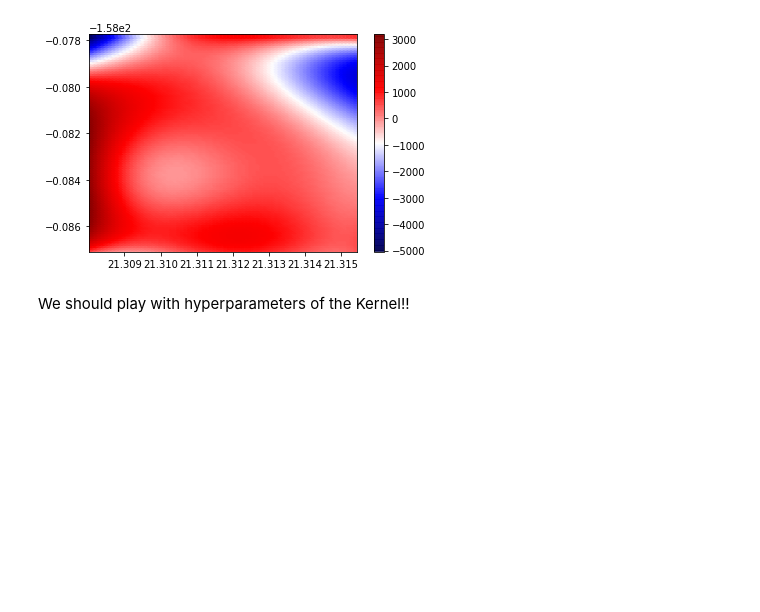
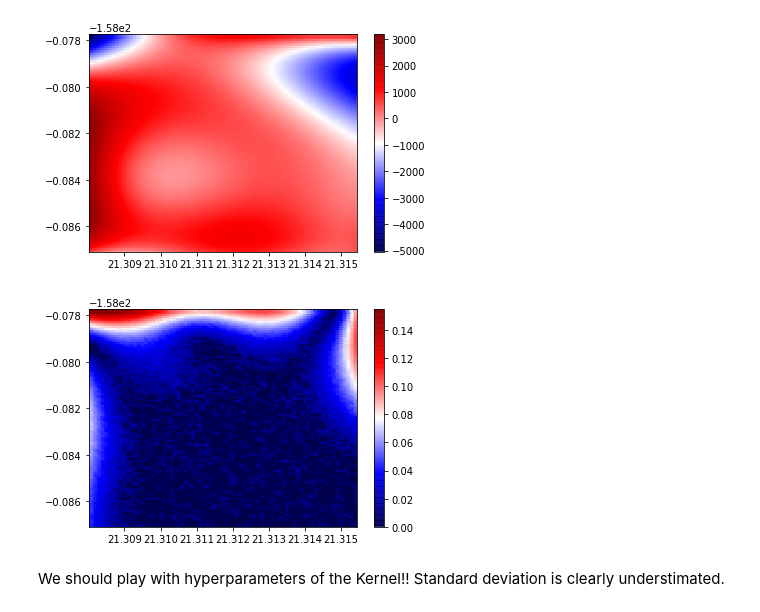
Before and after one commit to albertotb/solar, a Jupyter notebook: notebooks/GPs.ipynb, the cells around one changed output. Saved outputs shown, nothing was run; the diff lists cells and outputs as text; code cells hidden in the pictures; blank space fills up the shorter version.

Commit message:
add std plot

```diff
--- a/notebooks/GPs.ipynb
+++ b/notebooks/GPs.ipynb
@@ -70,8 +70,10 @@ stepsize = 0.0001
 grid = get_grid(latmin, latmax, stepsize)
 # %%
 X_test = grid.values
-y_pred = gpr.predict(X_test, return_std=False)
-grid['prediction'] = y_pred
+(y_pred, std_pred) = gpr.predict(X_test, return_std=True)
+# %%
+grid['prediction'] = y_pred
+grid['stds'] = std_pred
 # %%
 import seaborn as sns
 plt.scatter(grid.Latitude, grid.Longitude, alpha = .8, c = grid.prediction, cmap = 'seismic')
@@ -80,5 +82,12 @@ plt.xlim(latmin,latmax)
 cbar = plt.colorbar()
 # %% [output]
 [figure]
+# %%
+plt.scatter(grid.Latitude, grid.Longitude, alpha = .8, c = grid.stds, cmap = 'seismic')
+plt.ylim(lonmin,lonmax)
+plt.xlim(latmin,latmax)
+cbar = plt.colorbar()
+# %% [output]
+[figure, added]
 # %% [markdown]
-We should play with hyperparameters of the Kernel!!
+We should play with hyperparameters of the Kernel!! Standard deviation is clearly understimated.
```
